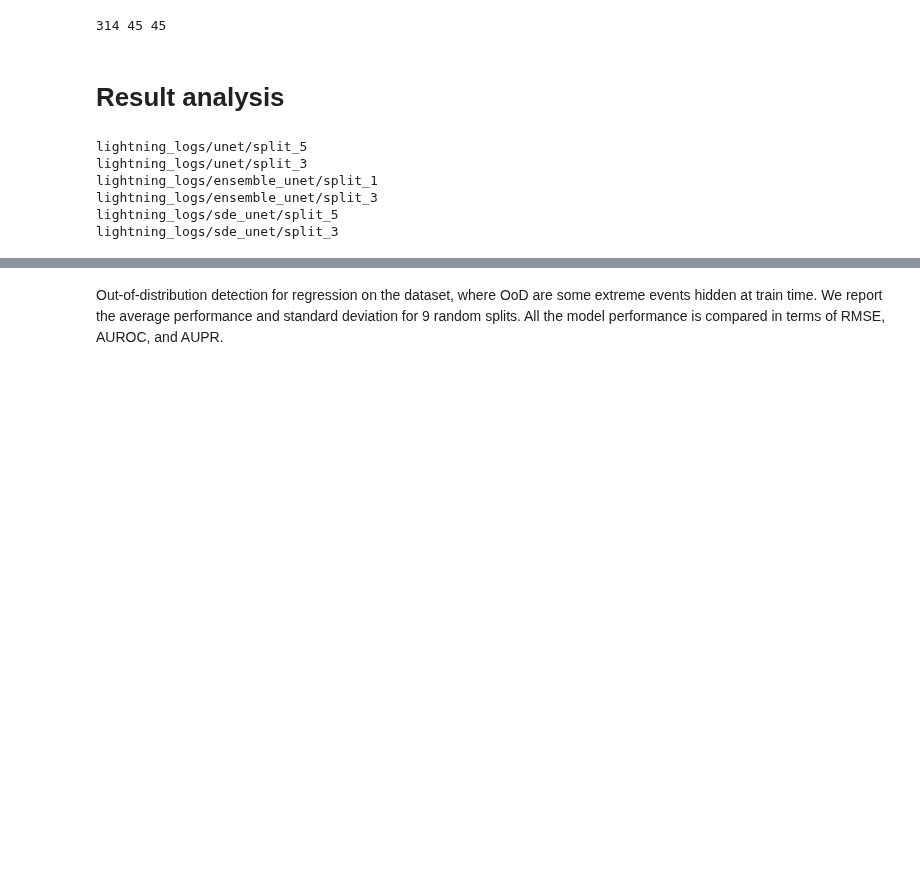
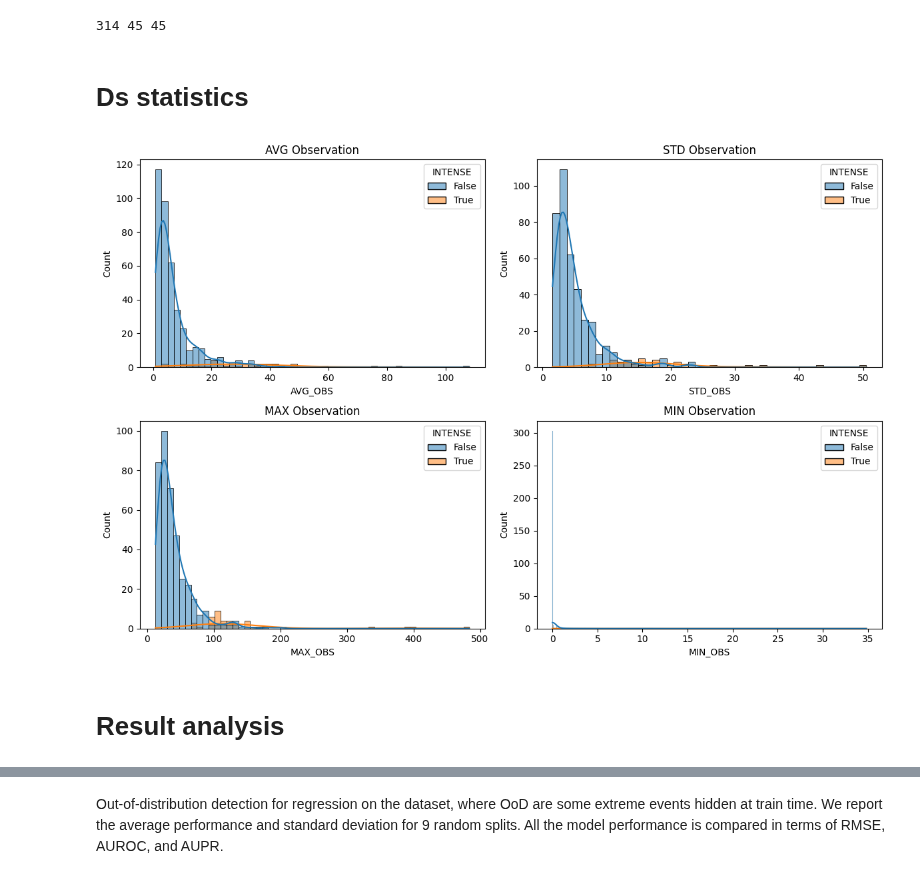
Before and after one commit to simone7monaco/rainfall-prediction, a Jupyter notebook: test.ipynb, the cells around one changed output, grey strips where cells are left out. Cells and saved outputs as stored; diff of their text form; code cells hidden in the pictures; blank space fills up the shorter version.

```diff
--- a/test.ipynb
+++ b/test.ipynb
@@ -64,18 +96,52 @@ val_index, train_index = np.split(train_index, [len(test_index)])
 print(len(train_index), len(val_index), len(test_index))
 # %% [output]
 314 45 45
+# %% [markdown]
+# Ds statistics
+# %%
+from pathlib import Path
+import pandas as pd
+from utils import io
+
+ds_path = Path('/media/monaco/DATA1/case_study/24h_10mmMAX_OI/')
+all_events = pd.read_csv(ds_path / 'allevents_dates.csv', sep=';', index_col='DATA')
+
+case_study_max, available_models, train_dates, val_dates, test_dates, indices_one, indices_zero, mask, nx, ny = io.get_casestudy_stuff(
+			ds_path, n_split=0, case_study='24h_10mmMAX_OI', ispadded=True,
+			seed=42
+		)
+
+def get_avg_precipitation(data, agg='mean'):
+    values = pd.read_csv(ds_path / data, sep=';', header=None).values# * mask
+    if agg == 'mean':
+        return values.mean()
+    elif agg == 'std':
+        return values.std()
+    elif agg == 'max':
+        return values.max()
+    elif agg == 'min':
+        return values.min()
+    elif isinstance(agg, float) and 0 <= agg <= 1:
+        return np.quantile(values, agg)
+
+
+all_events['AVG_OBS'] = all_events['OBS'].apply(get_avg_precipitation)
+all_events['STD_OBS'] = all_events['OBS'].apply(lambda x: get_avg_precipitation(x, 'std'))
+all_events['MAX_OBS'] = all_events['OBS'].apply(lambda x: get_avg_precipitation(x, 'max'))
+all_events['MIN_OBS'] = all_events['OBS'].apply(lambda x: get_avg_precipitation(x, 'min'))
+# %%
+import seaborn as sns
+import matplotlib.pyplot as plt
+
+fig, ax = plt.subplots(2, 2, figsize=(12, 8))
+ax = ax.ravel()
+
+for i, agg in enumerate(['AVG', 'STD', 'MAX', 'MIN']):
+    sns.histplot(data=all_events, x=f'{agg.upper()}_OBS', hue='INTENSE', ax=ax[i], kde=True)
+    ax[i].set_title(f'{agg} Observation')
+
+plt.tight_layout()
+# %% [output]
+[figure, added]
 # %% [markdown]
 # Result analysis
-# %%
-respath = Path("lightning_logs")
-for model in respath.glob("[!_]*"):
-    for split in model.glob("split_*"):
-        for predpath in (split / "test_images").glob("_pred.png"):
-            pred = Image.open(predpath).convert("L")
-# %% [output]
-lightning_logs/unet/split_5
-lightning_logs/unet/split_3
-lightning_logs/ensemble_unet/split_1
-lightning_logs/ensemble_unet/split_3
-lightning_logs/sde_unet/split_5
-lightning_logs/sde_unet/split_3
```
Also changed, not shown: parts of 47 cells of this notebook, 10 other files.
